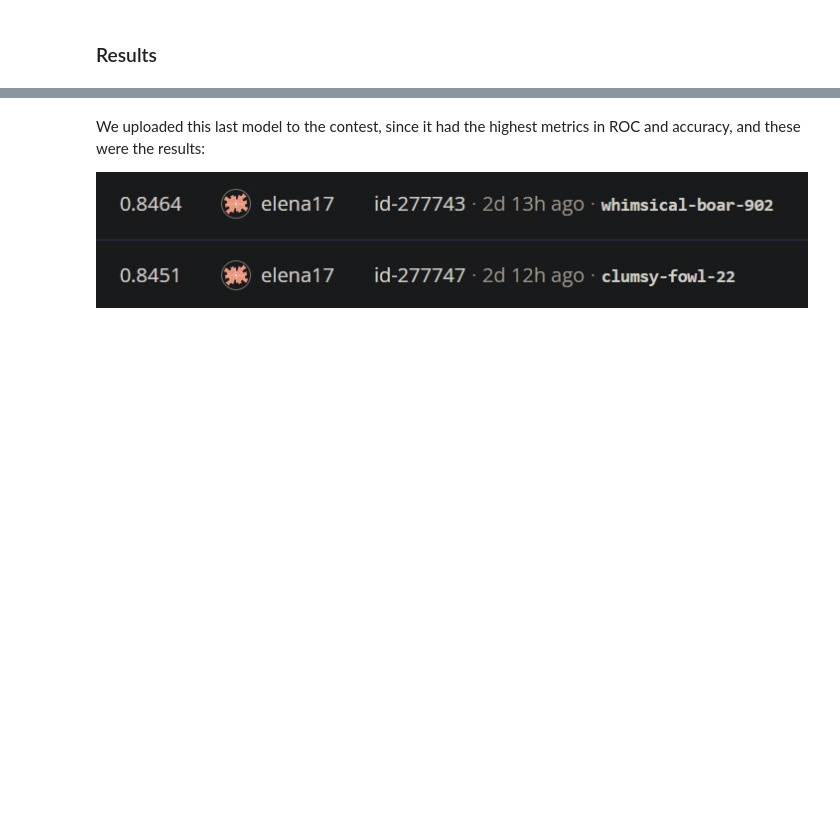
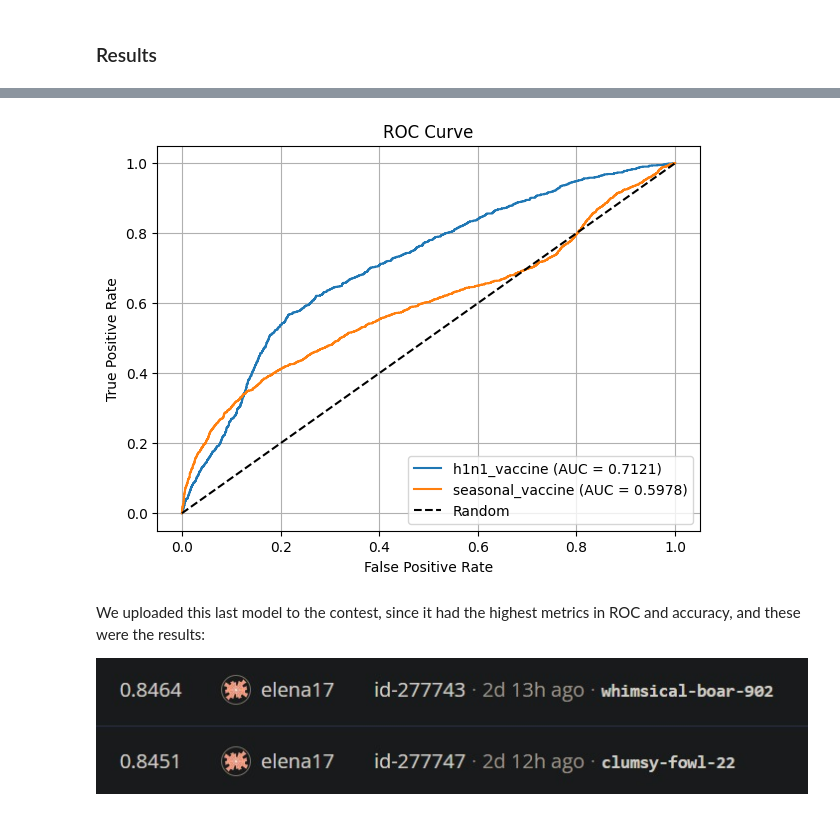
Before and after one commit to MiguelAruiz/MachineLearning-24-25-ProgressTasks, a Jupyter notebook: Progress_Task_2/NeuralNetworks.ipynb, the cells around one changed output, grey strips where cells are left out. Cells and saved outputs as stored; diff of their text form; code cells hidden in the pictures; blank space fills up the shorter version.

```diff
--- a/Progress_Task_2/NeuralNetworks.ipynb
+++ b/Progress_Task_2/NeuralNetworks.ipynb
@@ -426,3 +315,22 @@ Results:
+# %%
+from sklearn.metrics import roc_auc_score, roc_curve
+import matplotlib.pyplot as plt
+
+plt.figure(figsize=(7, 5))
+for i in range(y_test.shape[1]):
+    fpr, tpr, _ = roc_curve(y_test.iloc[:, i], y_pred_proba.iloc[:, i])
+    auc = roc_auc_score(y_test.iloc[:, i], y_pred_proba.iloc[:, i])
+    plt.plot(fpr, tpr, label=f'{y_test.columns[i]} (AUC = {auc:.4f})')
+
+plt.plot([0, 1], [0, 1], 'k--', label="Random")
+plt.title("ROC Curve")
+plt.xlabel("False Positive Rate")
+plt.ylabel("True Positive Rate")
+plt.legend(loc="lower right")
+plt.grid()
+plt.show()
+# %% [output]
+[figure, added]
 # %% [markdown]
 We uploaded this last model to the contest, since it had the highest metrics in ROC and accuracy, and these were the results:
 
```
Also changed, not shown: parts of 16 cells of this notebook.
